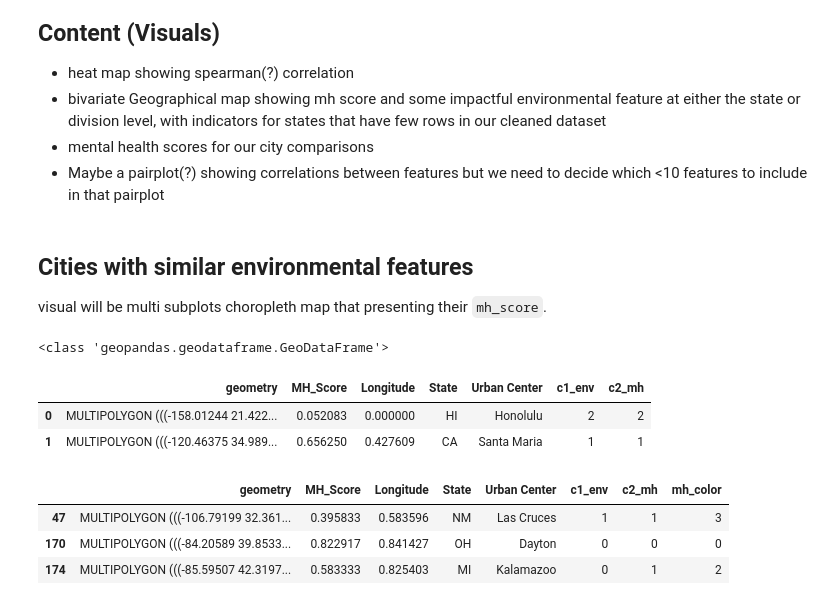
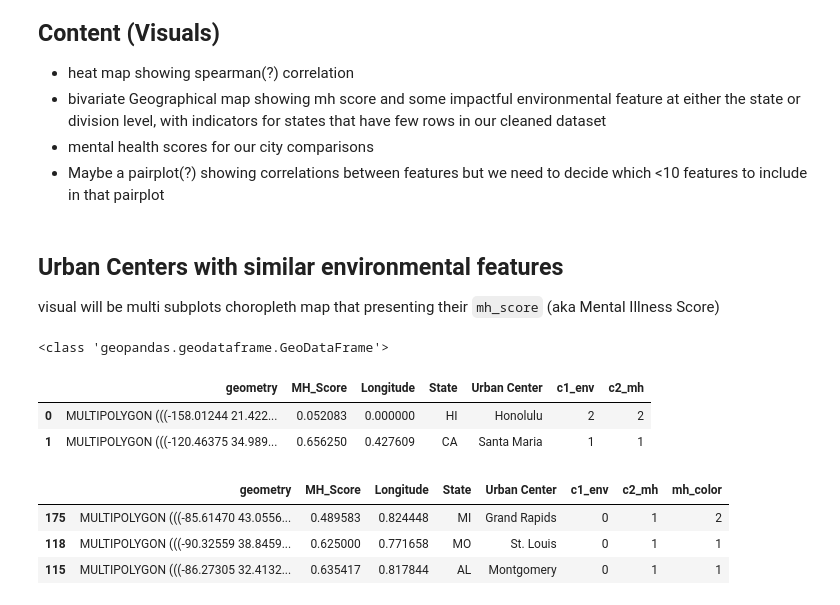
Before and after one commit to shuting2023/Natures_Rx, a Jupyter notebook: src/data_analysis.ipynb, the cells around one changed output. Cells and saved outputs as stored; diff of their text form; code cells hidden in the pictures.

```diff
--- a/src/data_analysis.ipynb
+++ b/src/data_analysis.ipynb
@@ -12,3 +19,3 @@ level, with indicators for states that have few rows in our cleaned dataset
 # %% [markdown]
-## Cities with similar environmental features
-visual will be multi subplots choropleth map that presenting their `mh_score`.
+## Urban Centers with similar environmental features
+visual will be multi subplots choropleth map that presenting their `mh_score` (aka Mental Illness Score)
@@ -22,10 +22,21 @@ import matplotlib.pyplot as plt
 # %%
-# combine city_geo_file and merged_data_file
+# load the file paths
 geo_data = path.geo_us_file
 merged_data = path.merged_data_file
 
-mh_score_df, _ = map.df_manipulation_for_bimap(geo_data, merged_data, 'Longitude',other_features = ['State','Urban Center'], lefton='UC_Grouping', righton='UC_Grouping',mh_feature='MH_Score', percentile = np.linspace(0.33, 1, 3), color_list=['#ffb000', '#dc267f', '#648fff', '#785ef0'],
-    env_color_01 = 'c1_env',
-    mh_col = 'MH_Score',
-    mh_color_02 = 'c2_mh')
+# merge geo data with the merged data, return a normalized dataframe
+mh_score_df, _ = map.df_manipulation_for_bimap(
+    geo_data,
+    merged_data,
+    "Longitude",
+    other_features=["State", "Urban Center"],
+    lefton="UC_Grouping",
+    righton="UC_Grouping",
+    mh_feature="MH_Score",
+    percentile=np.linspace(0.33, 1, 3),
+    color_list=["#ffb000", "#dc267f", "#648fff", "#785ef0"],
+    env_color_01="c1_env",
+    mh_col="MH_Score",
+    mh_color_02="c2_mh",
+)
 # %%
@@ -38,15 +50,23 @@ mh_score_df.head(2)
 | 1 | MULTIPOLYGON (((-120.46375 34.989... | 0.656250 | 0.427609 | CA | Santa Maria | 1 | 1 |
 # %%
 # create color list for ledgend
+# define the percentile
+percentile=np.linspace(0.2, 1, 5)
+
 c_lst = map.mono_mikhailsirenko_colorscale(
-    percentile = np.linspace(0.2, 1, 5),
-    color_list=['#0000FF', '#FF0000']
+    percentile=percentile, color_list=["#0000FF", "#FF0000"]
 )
 # %%
-color_df = map.mono_assign_color_cells(mh_score_df, mh_col = 'MH_Score', mh_color_02 = 'mh_color', percentile=np.linspace(0.2, 1, 5))
+# assign color to the data
+color_df = map.mono_assign_color_cells(
+    mh_score_df,
+    mh_col="MH_Score",
+    mh_color_02="mh_color",
+    percentile=percentile,
+)
 color_df.sample(3)
 # %% [output]
 |  | geometry | MH_Score | Longitude | State | Urban Center | c1_env | c2_mh | mh_color |
-| 47 | MULTIPOLYGON (((-106.79199 32.361... | 0.395833 | 0.583596 | NM | Las Cruces | 1 | 1 | 3 |
-| 170 | MULTIPOLYGON (((-84.20589 39.8533... | 0.822917 | 0.841427 | OH | Dayton | 0 | 0 | 0 |
-| 174 | MULTIPOLYGON (((-85.59507 42.3197... | 0.583333 | 0.825403 | MI | Kalamazoo | 0 | 1 | 2 |
+| 175 | MULTIPOLYGON (((-85.61470 43.0556... | 0.489583 | 0.824448 | MI | Grand Rapids | 0 | 1 | 2 |
+| 118 | MULTIPOLYGON (((-90.32559 38.8459... | 0.625000 | 0.771658 | MO | St. Louis | 0 | 1 | 1 |
+| 115 | MULTIPOLYGON (((-86.27305 32.4132... | 0.635417 | 0.817844 | AL | Montgomery | 0 | 1 | 1 |
```
Also changed, not shown: parts of 5 cells of this notebook, 1 other file.
